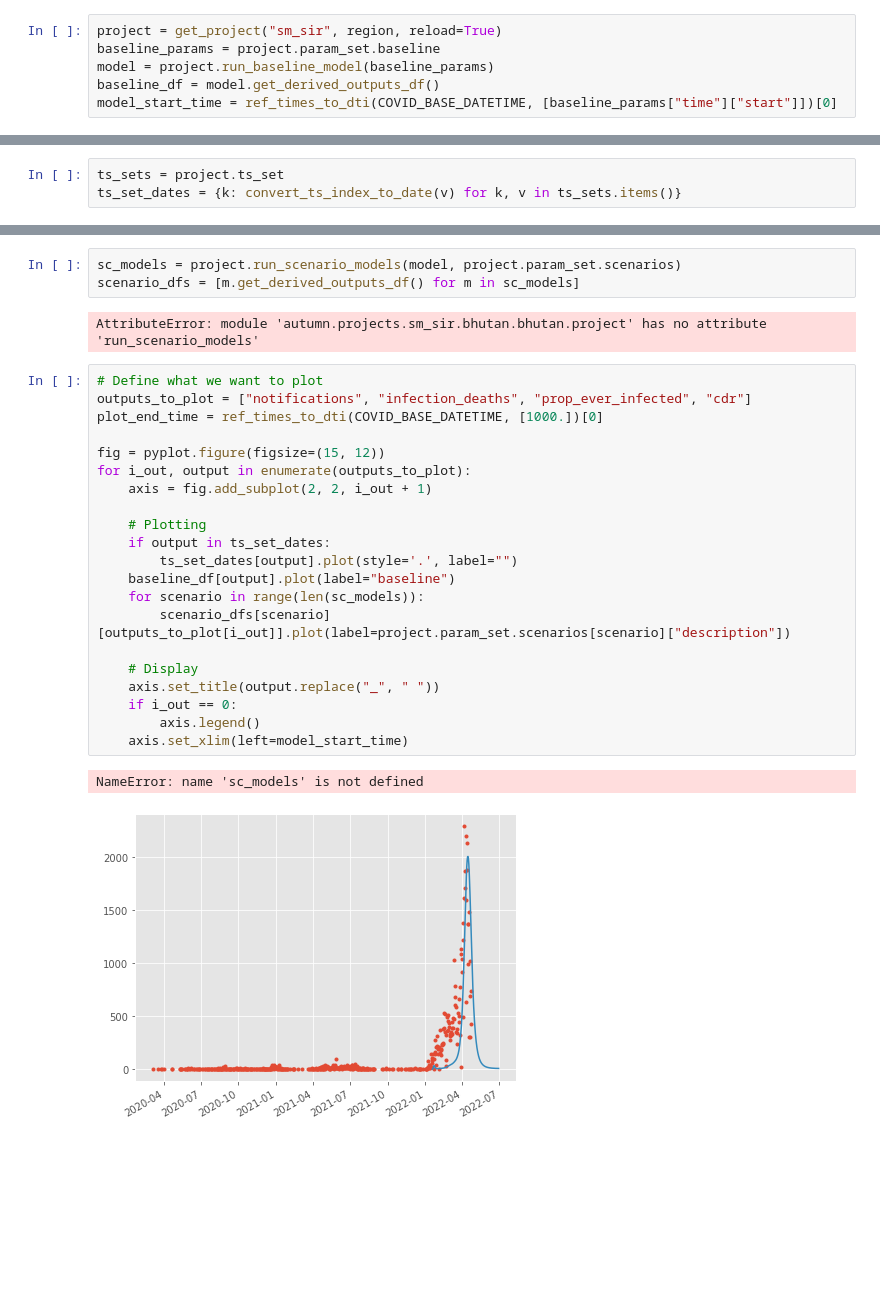
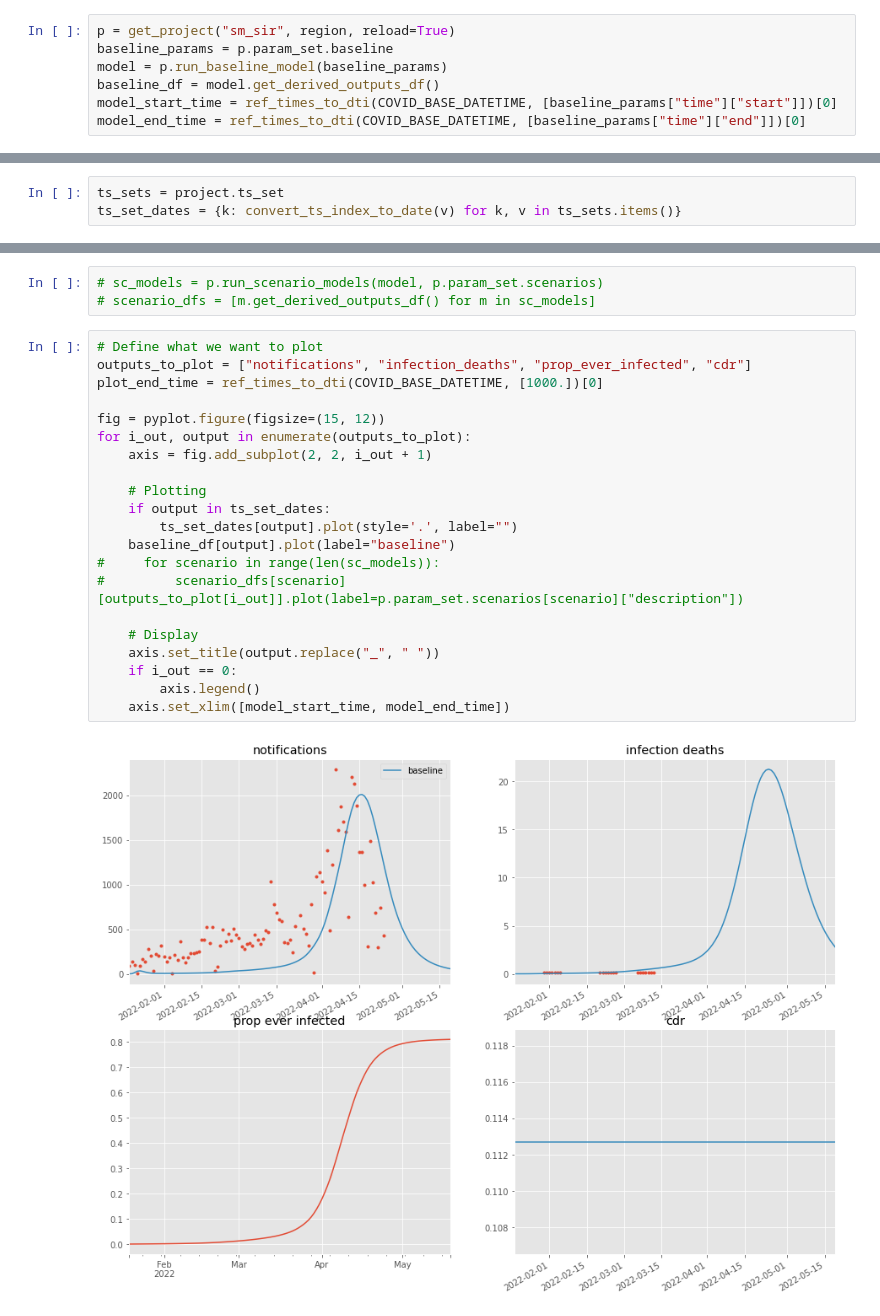
Before and after one commit to monash-emu/AuTuMN, a Jupyter notebook: notebooks/user/jtrauer/bhutan_manual_calibration.ipynb, the cells around one changed output, grey strips where cells are left out. Drawn from its saved outputs; the diff is of its cells as text; blank space fills up the shorter version.

```diff
--- a/notebooks/user/jtrauer/bhutan_manual_calibration.ipynb
+++ b/notebooks/user/jtrauer/bhutan_manual_calibration.ipynb
@@ -12,8 +12,9 @@ pyplot.style.use("ggplot")
 warnings.filterwarnings("ignore")
 region = "bhutan"
 # %%
-project = get_project("sm_sir", region, reload=True)
-baseline_params = project.param_set.baseline
-model = project.run_baseline_model(baseline_params)
+p = get_project("sm_sir", region, reload=True)
+baseline_params = p.param_set.baseline
+model = p.run_baseline_model(baseline_params)
 baseline_df = model.get_derived_outputs_df()
 model_start_time = ref_times_to_dti(COVID_BASE_DATETIME, [baseline_params["time"]["start"]])[0]
+model_end_time = ref_times_to_dti(COVID_BASE_DATETIME, [baseline_params["time"]["end"]])[0]
@@ -56,31 +49,28 @@ Params
                                   'seed_prop': 1.0,
                                   'starting_strain': True}}}
 # %%
-sc_models = project.run_scenario_models(model, project.param_set.scenarios)
-scenario_dfs = [m.get_derived_outputs_df() for m in sc_models]
+# sc_models = p.run_scenario_models(model, p.param_set.scenarios)
+# scenario_dfs = [m.get_derived_outputs_df() for m in sc_models]
-# %% [output]
-AttributeError: module 'autumn.projects.sm_sir.bhutan.bhutan.project' has no attribute 'run_scenario_models'
 # %%
 # Define what we want to plot
 outputs_to_plot = ["notifications", "infection_deaths", "prop_ever_infected", "cdr"]
 plot_end_time = ref_times_to_dti(COVID_BASE_DATETIME, [1000.])[0]
 
 fig = pyplot.figure(figsize=(15, 12))
 for i_out, output in enumerate(outputs_to_plot):
     axis = fig.add_subplot(2, 2, i_out + 1)
 
     # Plotting
     if output in ts_set_dates:
         ts_set_dates[output].plot(style='.', label="")
     baseline_df[output].plot(label="baseline")
-    for scenario in range(len(sc_models)):
-        scenario_dfs[scenario][outputs_to_plot[i_out]].plot(label=project.param_set.scenarios[scenario]["description"])
+#     for scenario in range(len(sc_models)):
+#         scenario_dfs[scenario][outputs_to_plot[i_out]].plot(label=p.param_set.scenarios[scenario]["description"])
 
     # Display
     axis.set_title(output.replace("_", " "))
     if i_out == 0:
         axis.legend()
-    axis.set_xlim(left=model_start_time)
+    axis.set_xlim([model_start_time, model_end_time])
 # %% [output]
-NameError: name 'sc_models' is not defined
-[figure, old version]
+[figure, new version]
```
Also changed, not shown: parts of 3 cells of this notebook, 1 other file.
